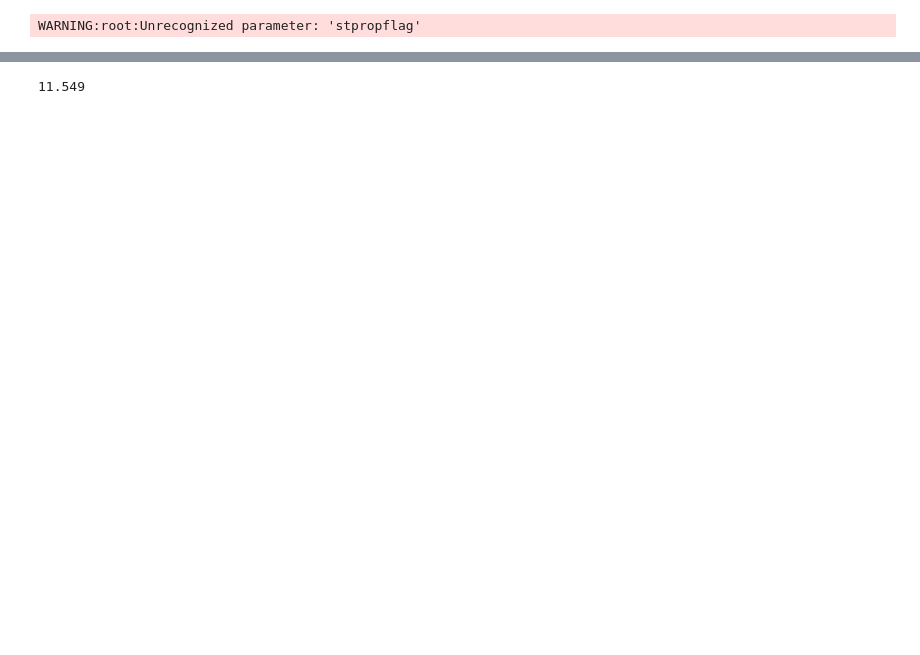
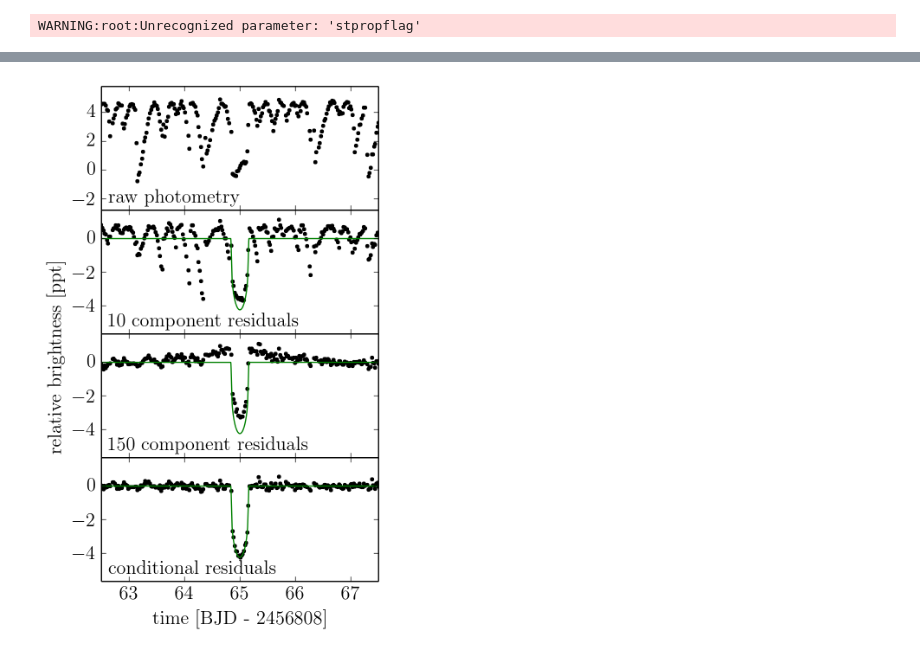
Before and after one commit to dfm/k2-paper, a Jupyter notebook: figures/pca.ipynb, the cells around one changed output, grey strips where cells are left out. Saved outputs shown, nothing was run; the diff lists cells and outputs as text; code cells hidden in the pictures; blank space fills up the shorter version.

```diff
--- a/figures/pca.ipynb
+++ b/figures/pca.ipynb
@@ -105,4 +109,74 @@ fig.savefig("corr.pdf")
-# %%
-star.kp
-# %% [output]
-11.549
+# %%
+import transit
+
+# Inject a transit.
+x = np.array(lc.time)
+y = np.array(lc.flux)
+s = transit.System(transit.Central())
+s.add_body(transit.Body(period=100.0, r=0.06, t0=65.0, b=0.5))
+truth = s.light_curve(x)
+y = ((y*1e-3 + 1) * truth - 1)*1e3
+
+x0 = np.linspace(62, 68, 5000)
+y0 = (s.light_curve(x0) - 1) * 1e3
+
+fig, axes = pl.subplots(4, 1, figsize=(4, 6.5), sharex=True)
+axes[-1].set_xlim(62.5, 67.5)
+for i, ax in enumerate(axes):
+    ax.yaxis.set_major_locator(MaxNLocator(5))
+    if i > 0:
+        ax.set_ylim(-5.7, 1.7)
+    else:
+        ax.set_ylim(-2.8, 5.8)
+
+# Plot the raw light curve.
+axes[0].plot(x, y, ".k")
+axes[0].annotate("raw photometry",
+             xy=(0, 0), xycoords="axes fraction",
+             xytext=(6, 3), textcoords="offset points",
+             ha="left", va="bottom", fontsize=16)
+
+
+# Fit out a small model.
+AT = np.concatenate((lc.basis[:10], np.ones((1, len(x)))), axis=0)
+A = AT.T
+w = np.linalg.solve(np.dot(AT, A), np.dot(AT, y))
+mu = np.dot(A, w)
+axes[1].plot(x, y - mu, ".k")
+axes[1].plot(x0, y0, "g")
+axes[1].annotate("10 component residuals",
+             xy=(0, 0), xycoords="axes fraction",
+             xytext=(6, 3), textcoords="offset points",
+             ha="left", va="bottom", fontsize=16)
+
+# Fit out the full model.
+mu = lc.predict(y)
+axes[2].plot(x, y - mu, ".k")
+axes[2].plot(x0, y0, "g")
+axes[2].annotate("150 component residuals",
+             xy=(0, 0), xycoords="axes fraction",
+             xytext=(6, 3), textcoords="offset points",
+             ha="left", va="bottom", fontsize=16)
+
+# Now fit with the conditional model.
+model = np.zeros_like(x)
+m = np.abs(x - 65.0) < 0.15
+model[m] = -1
+AT = np.concatenate((lc.basis, model[None, :]), axis=0)
+A = AT.T
+w = np.linalg.solve(np.dot(AT, A), np.dot(AT, y))
+bkg = np.dot(A[:, :-1], w[:-1])
+axes[3].plot(x, y - bkg, ".k")
+axes[3].plot(x0, y0, "g")
+axes[3].annotate("conditional residuals",
+             xy=(0, 0), xycoords="axes fraction",
+             xytext=(6, 3), textcoords="offset points",
+             ha="left", va="bottom", fontsize=16)
+
+axes[-1].set_xlabel("time [BJD - {0}]".format(base_time))
+fig.text(0.04, 0.5, "relative brightness [ppt]", ha="center", va="center", rotation="vertical")
+
+fig.subplots_adjust(left=0.17, bottom=0.1, top=0.98, right=0.97, hspace=0.)
+fig.savefig("overfitting.pdf")
+# %% [output]
+[figure, added]
```
Also changed, not shown: parts of 8 cells of this notebook, 4 other files.
